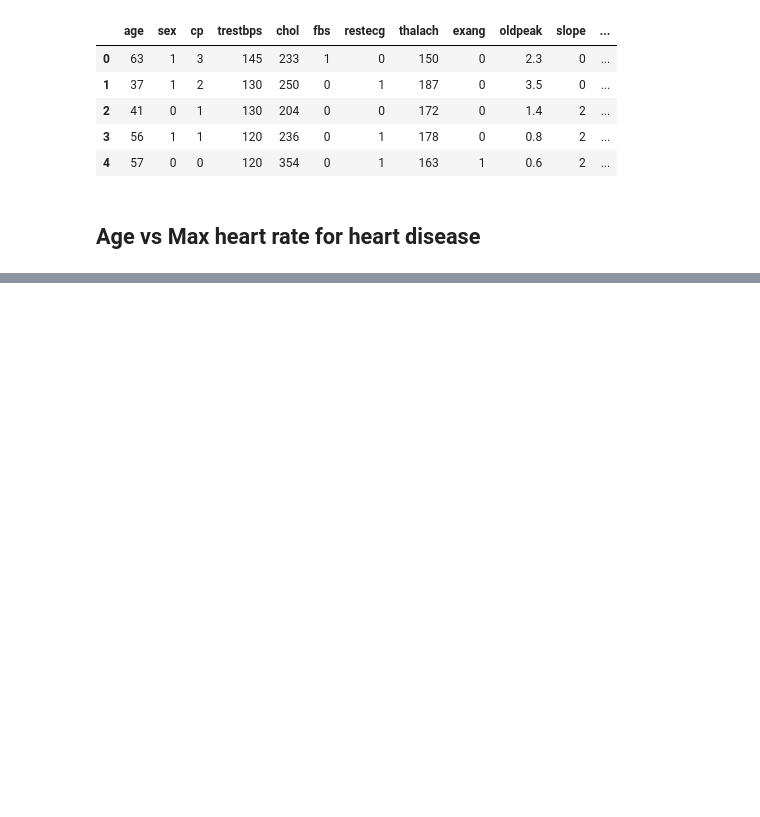
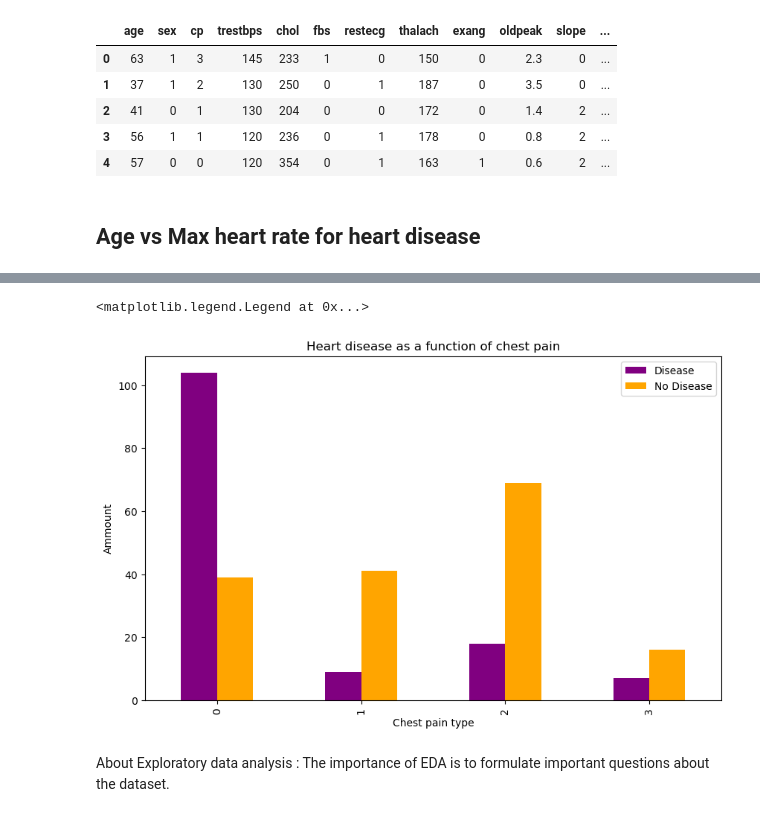
Before and after one commit to Bianchi446/machineLearning-Python, a Jupyter notebook: sample-project/Section-3-Structured-data-projects/Untitled.ipynb, the cells around one changed output, grey strips where cells are left out. Saved outputs shown, nothing was run; the diff lists cells and outputs as text; code cells hidden in the pictures; blank space fills up the shorter version.

```diff
--- a/sample-project/Section-3-Structured-data-projects/Untitled.ipynb
+++ b/sample-project/Section-3-Structured-data-projects/Untitled.ipynb
@@ -194,0 +294,18 @@ plt.figure(figsize=)
+# %%
+# Make the crosstab more visual
+
+pd.crosstab(df.cp, df.target).plot(kind="bar",
+                                  figsize=(10,6),
+                                  color=["Purple", "Orange"])
+
+# Tunning plot
+
+plt.title("Heart disease as a function of chest pain")
+plt.xlabel("Chest pain type")
+plt.ylabel("Ammount")
+plt.legend(["Disease", "No Disease"])
+# %% [output]
+<matplotlib.legend.Legend at 0x...>
+[figure, added]
+# %% [markdown]
+About Exploratory data analysis : The importance of EDA is to formulate important questions about the dataset.
```
Also changed, not shown: parts of 19 cells of this notebook.
